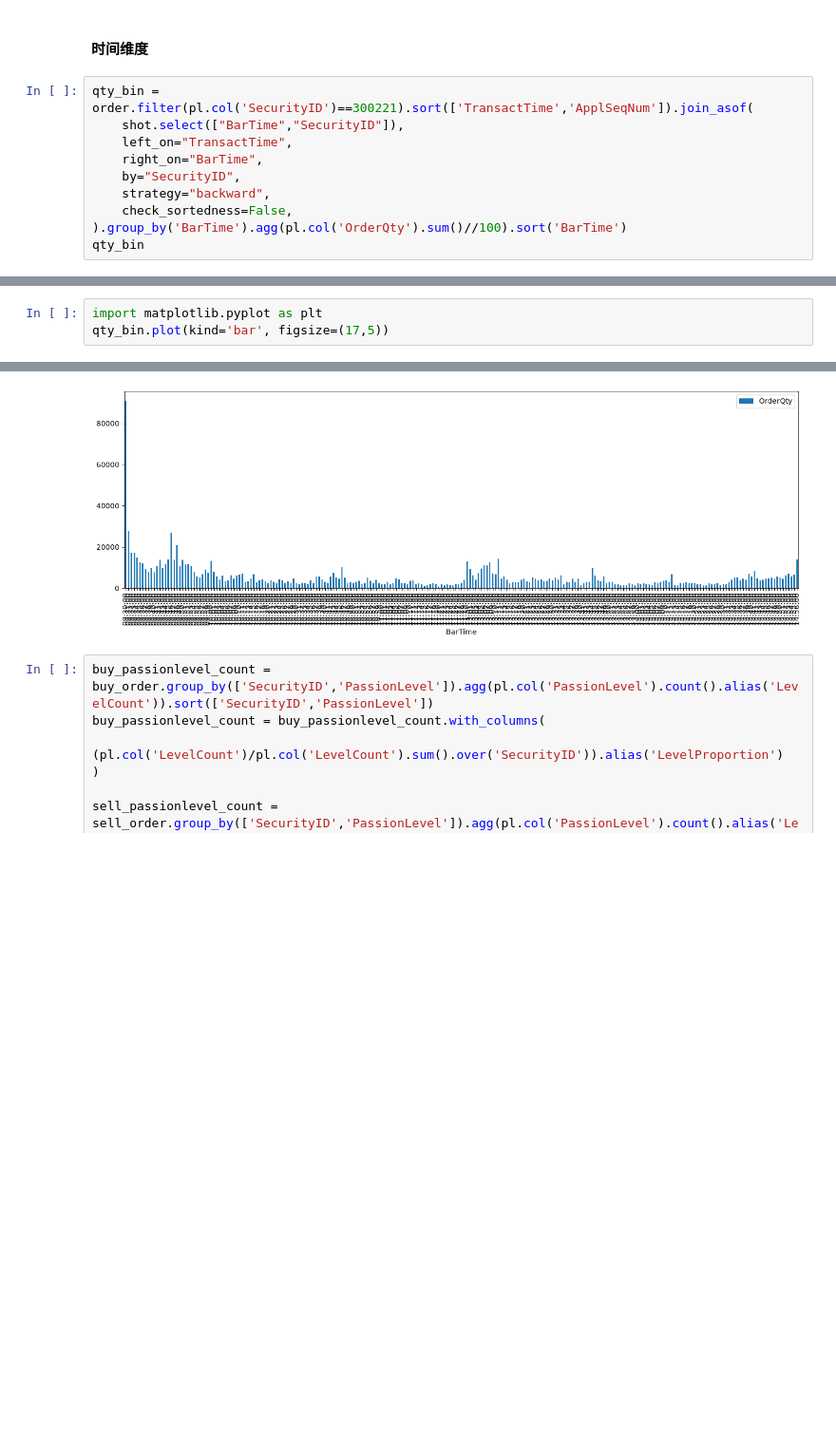
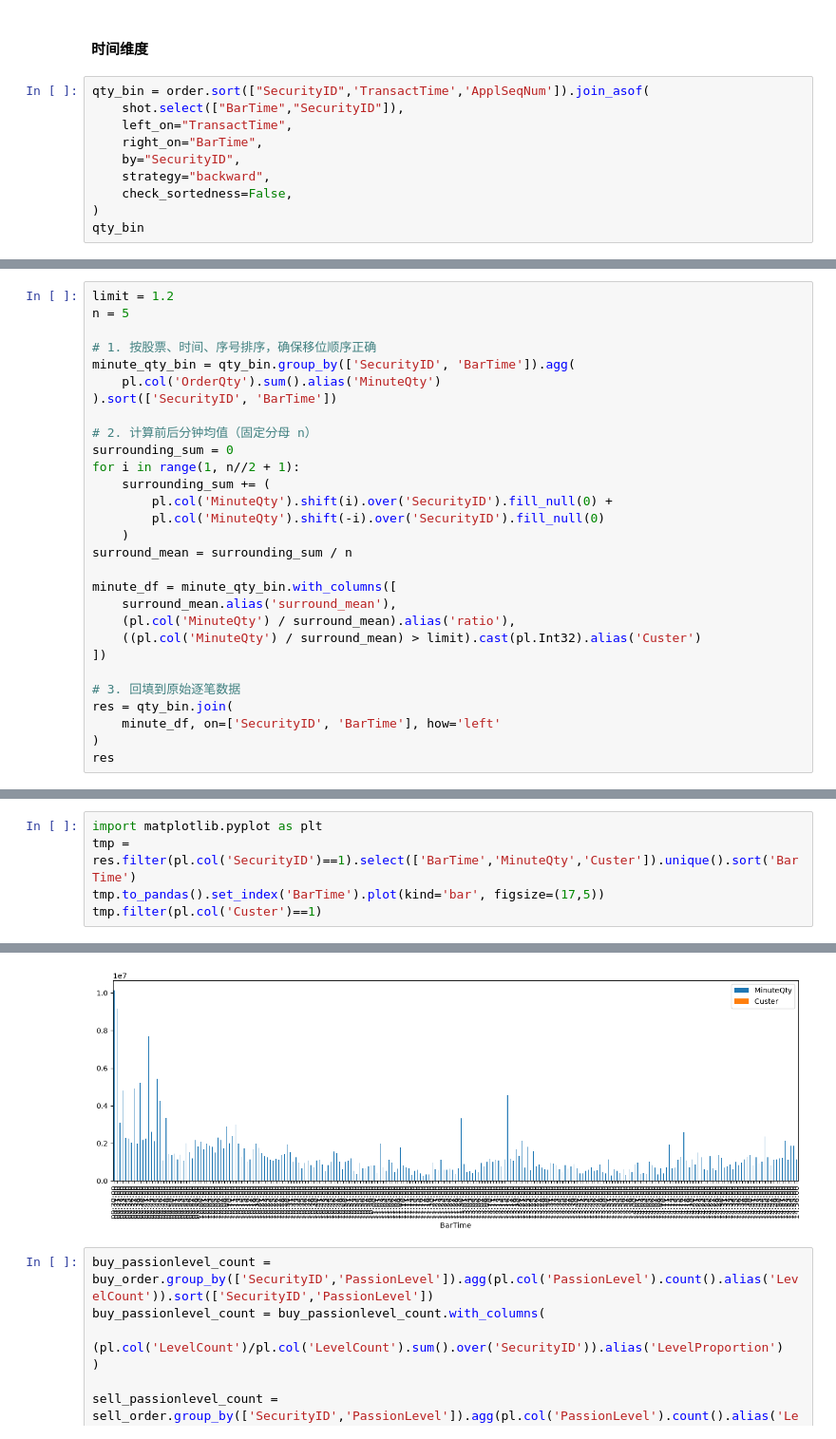
Before and after one commit to Xujy424/research2workflow, a Jupyter notebook: factor_hub/jijin.ipynb, the cells around one changed output, grey strips where cells are left out. Shown at 95% size. Cells and saved outputs as stored; diff of their text form; blank space fills up the shorter version.

```diff
--- a/factor_hub/jijin.ipynb
+++ b/factor_hub/jijin.ipynb
@@ -83,13 +72,13 @@ shape: (52_739_748, 12)
 # %% [markdown]
 #### 时间维度
 # %%
-qty_bin = order.filter(pl.col('SecurityID')==300221).sort(['TransactTime','ApplSeqNum']).join_asof(
+qty_bin = order.sort(["SecurityID",'TransactTime','ApplSeqNum']).join_asof(
     shot.select(["BarTime","SecurityID"]),
     left_on="TransactTime",
     right_on="BarTime",
     by="SecurityID",
     strategy="backward",
     check_sortedness=False,
-).group_by('BarTime').agg(pl.col('OrderQty').sum()//100).sort('BarTime')
+)
 qty_bin
 # %% [output]
@@ -141,0 +99,29 @@ shape: (111, 4)
+# %%
+limit = 1.2
+n = 5
+
+# 1. 按股票、时间、序号排序，确保移位顺序正确
+minute_qty_bin = qty_bin.group_by(['SecurityID', 'BarTime']).agg(
+    pl.col('OrderQty').sum().alias('MinuteQty')
+).sort(['SecurityID', 'BarTime'])
+
+# 2. 计算前后分钟均值（固定分母 n）
+surrounding_sum = 0
+for i in range(1, n//2 + 1):
+    surrounding_sum += (
+        pl.col('MinuteQty').shift(i).over('SecurityID').fill_null(0) +
+        pl.col('MinuteQty').shift(-i).over('SecurityID').fill_null(0)
+    )
+surround_mean = surrounding_sum / n
+
+minute_df = minute_qty_bin.with_columns([
+    surround_mean.alias('surround_mean'),
+    (pl.col('MinuteQty') / surround_mean).alias('ratio'),
+    ((pl.col('MinuteQty') / surround_mean) > limit).cast(pl.Int32).alias('Custer')
+])
+
+# 3. 回填到原始逐笔数据
+res = qty_bin.join(
+    minute_df, on=['SecurityID', 'BarTime'], how='left'
+)
+res
@@ -142,4 +143,6 @@ shape: (111, 4)
 # %%
 import matplotlib.pyplot as plt
-qty_bin.plot(kind='bar', figsize=(17,5))
+tmp = res.filter(pl.col('SecurityID')==1).select(['BarTime','MinuteQty','Custer']).unique().sort('BarTime')
+tmp.to_pandas().set_index('BarTime').plot(kind='bar', figsize=(17,5))
+tmp.filter(pl.col('Custer')==1)
 # %% [output]
@@ -147,4 +163,4 @@ qty_bin.plot(kind='bar', figsize=(17,5))
-[figure, old version]
+[figure, new version]
 # %%
 buy_passionlevel_count = buy_order.group_by(['SecurityID','PassionLevel']).agg(pl.col('PassionLevel').count().alias('LevelCount')).sort(['SecurityID','PassionLevel'])
 buy_passionlevel_count = buy_passionlevel_count.with_columns(
```
Also changed, not shown: parts of 8 cells of this notebook.
